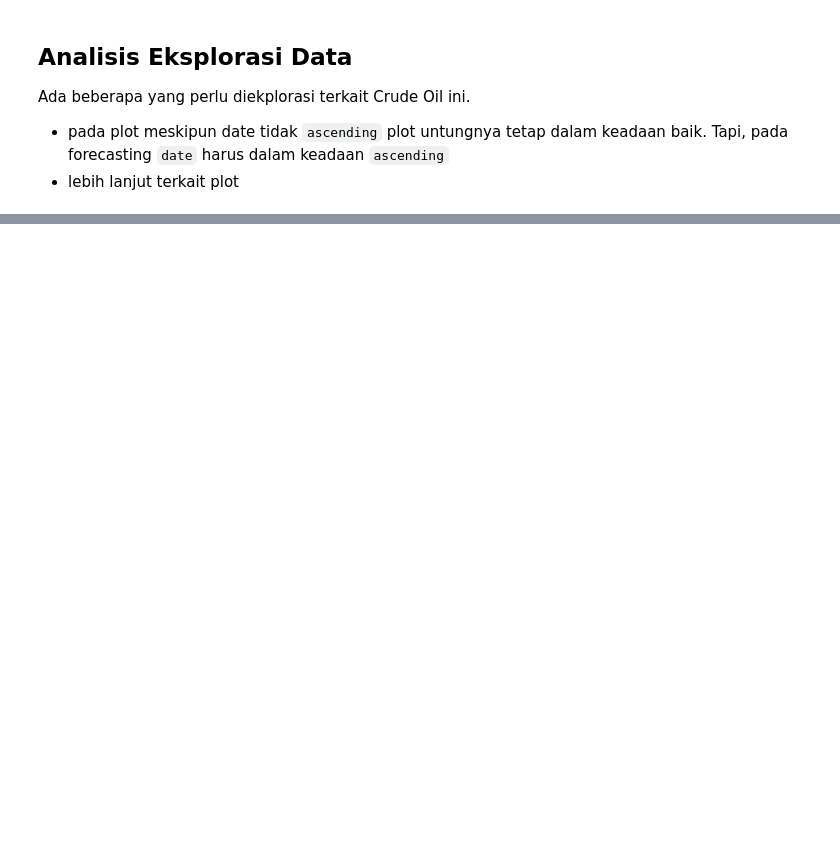
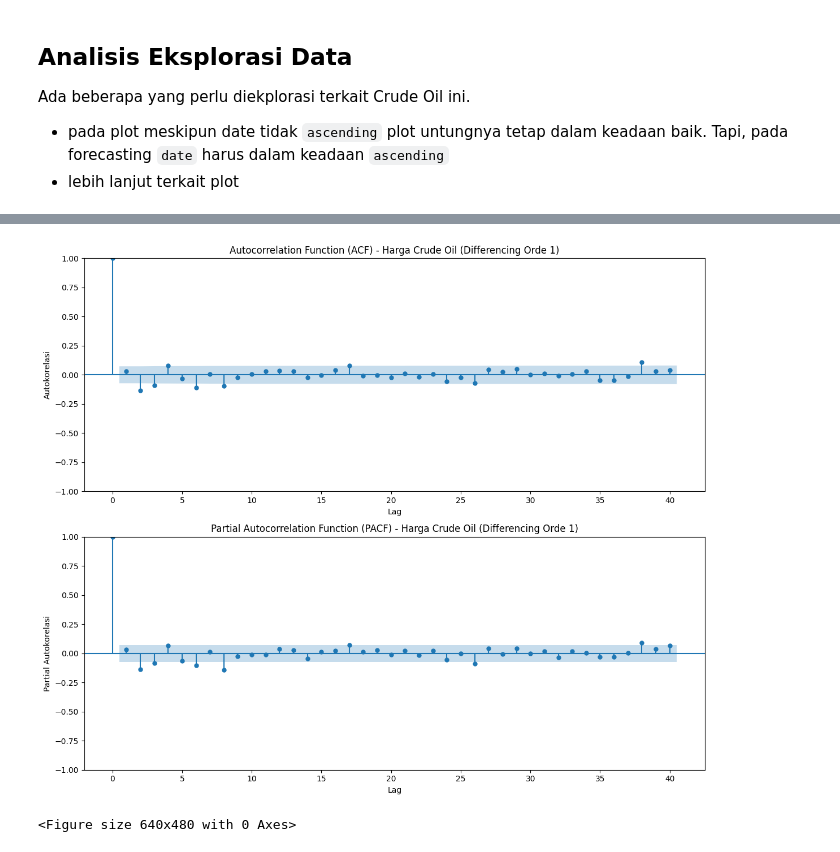
Before and after one commit to zakizulham/proyek-peramalan-global-comodity-price-september-2024, a Jupyter notebook: notebooks/1_EDA.ipynb, the cells around one changed output, grey strips where cells are left out. Cells and saved outputs as stored; diff of their text form; code cells hidden in the pictures; blank space fills up the shorter version.

```diff
--- a/notebooks/1_EDA.ipynb
+++ b/notebooks/1_EDA.ipynb
@@ -436,0 +603,28 @@ Periode: Jan 2024 - Sep 2024 (Periode Baru 4) - Gradien Regresi: -0.0029
+# %%
+from statsmodels.graphics.tsaplots import plot_acf, plot_pacf
+
+# Membuat subplot
+fig, axes = plt.subplots(2, 1, figsize=(12, 10))
+
+# Plot ACF
+plot_acf(dataset_crudeOil_diff1['price_diff1'], ax=axes[0], lags=40) # Anda bisa menyesuaikan jumlah lag
+axes[0].set_title('Autocorrelation Function (ACF) - Harga Crude Oil (Differencing Orde 1)')
+axes[0].set_xlabel('Lag')
+axes[0].set_ylabel('Autokorelasi')
+axes[0].grid(False) # Opsional, matikan grid agar lebih jelas
+
+# Plot PACF
+plot_pacf(dataset_crudeOil_diff1['price_diff1'], ax=axes[1], lags=40) # Pastikan menggunakan metode 'ywm' atau 'ols' jika versi statsmodels Anda memerlukan
+axes[1].set_title('Partial Autocorrelation Function (PACF) - Harga Crude Oil (Differencing Orde 1)')
+axes[1].set_xlabel('Lag')
+axes[1].set_ylabel('Partial Autokorelasi')
+axes[1].grid(False) # Opsional, matikan grid agar lebih jelas
+
+plt.tight_layout()
+plt.show()
+
+# Simpan
+plt.savefig(os.path.join(output_dir, 'acf_pacf_harga_crude_oil.png'))
+# %% [output]
+[figure, added]
+<Figure size 640x480 with 0 Axes>
```
Also changed, not shown: parts of 33 cells of this notebook, 6 other files.
